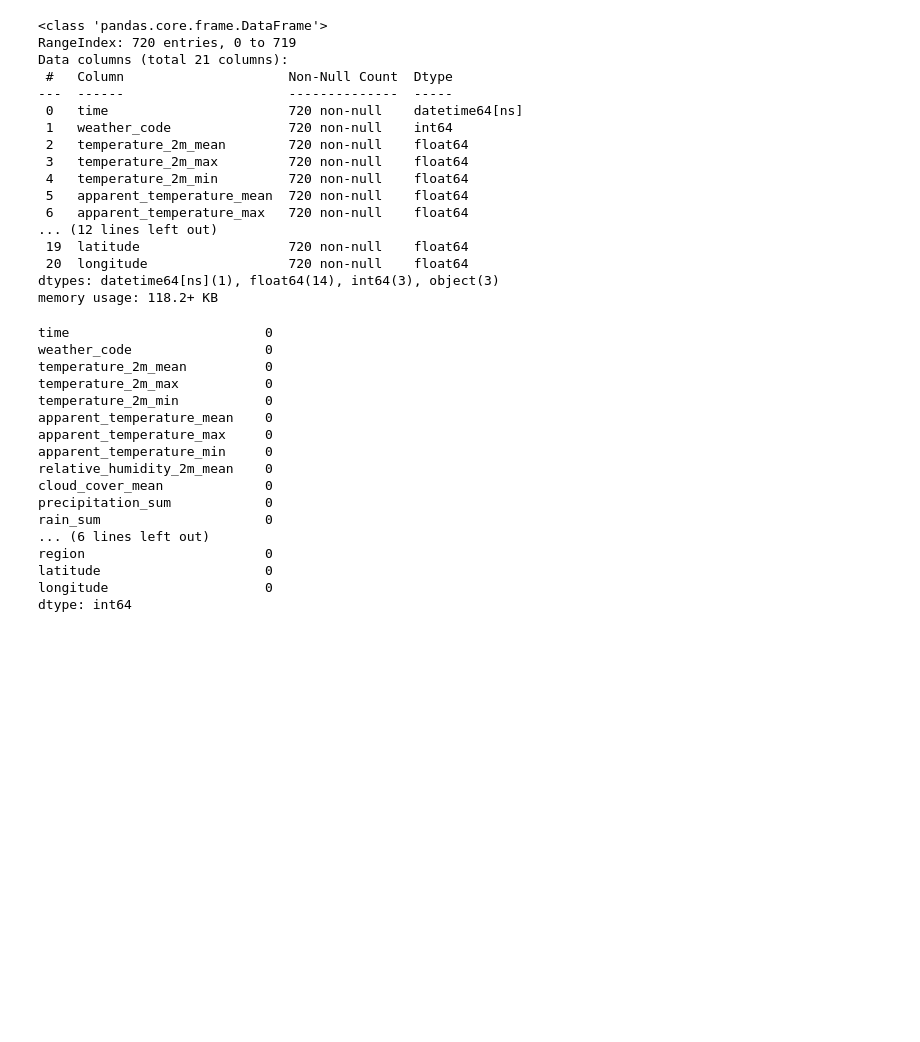
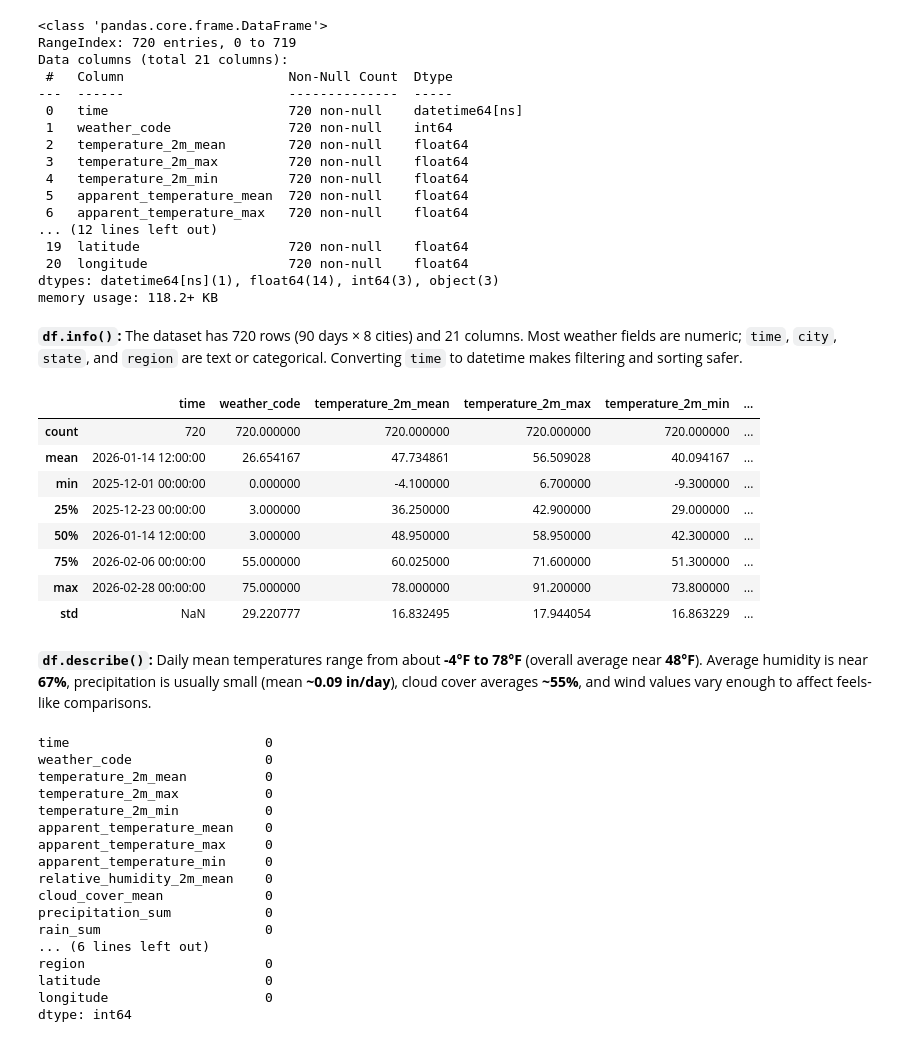
Before and after one commit to sk-k19/hcde530, a Jupyter notebook: MP1_OpenMeteo_Weather_Analysis/mp1_open_meteo_weather_analysis_final.ipynb, the cells around one changed output. Drawn from its saved outputs; the diff is of its cells as text; code cells hidden in the pictures; blank space fills up the shorter version.

Commit message:
Finalize standalone MP1 weather analysis notebook
Co-authored-by: Cursor <cursoragent@cursor.com>

```diff
--- a/MP1_OpenMeteo_Weather_Analysis/mp1_open_meteo_weather_analysis_final.ipynb
+++ b/MP1_OpenMeteo_Weather_Analysis/mp1_open_meteo_weather_analysis_final.ipynb
@@ -219,4 +220,20 @@ Data columns (total 21 columns):
  20  longitude                  720 non-null    float64
 dtypes: datetime64[ns](1), float64(14), int64(3), object(3)
 memory usage: 118.2+ KB
+# %% [markdown]
+**`df.info()`:** The dataset has 720 rows (90 days × 8 cities) and 21 columns. Most weather fields are numeric; `time`, `city`, `state`, and `region` are text or categorical. Converting `time` to datetime makes filtering and sorting safer.
+# %%
+df.describe()
+# %% [output]
+|  | time | weather_code | temperature_2m_mean | temperature_2m_max | temperature_2m_min | ... |
+| count | 720 | 720.000000 | 720.000000 | 720.000000 | 720.000000 | ... |
+| mean | 2026-01-14 12:00:00 | 26.654167 | 47.734861 | 56.509028 | 40.094167 | ... |
+| min | 2025-12-01 00:00:00 | 0.000000 | -4.100000 | 6.700000 | -9.300000 | ... |
+| 25% | 2025-12-23 00:00:00 | 3.000000 | 36.250000 | 42.900000 | 29.000000 | ... |
+| 50% | 2026-01-14 12:00:00 | 3.000000 | 48.950000 | 58.950000 | 42.300000 | ... |
+| 75% | 2026-02-06 00:00:00 | 55.000000 | 60.025000 | 71.600000 | 51.300000 | ... |
+| max | 2026-02-28 00:00:00 | 75.000000 | 78.000000 | 91.200000 | 73.800000 | ... |
+| std | NaN | 29.220777 | 16.832495 | 17.944054 | 16.863229 | ... |
+# %% [markdown]
+**`df.describe()`:** Daily mean temperatures range from about **-4°F to 78°F** (overall average near **48°F**). Average humidity is near **67%**, precipitation is usually small (mean **~0.09 in/day**), cloud cover averages **~55%**, and wind values vary enough to affect feels-like comparisons.
 # %%
```
Also changed, not shown: parts of 36 cells of this notebook, 2 other files.
